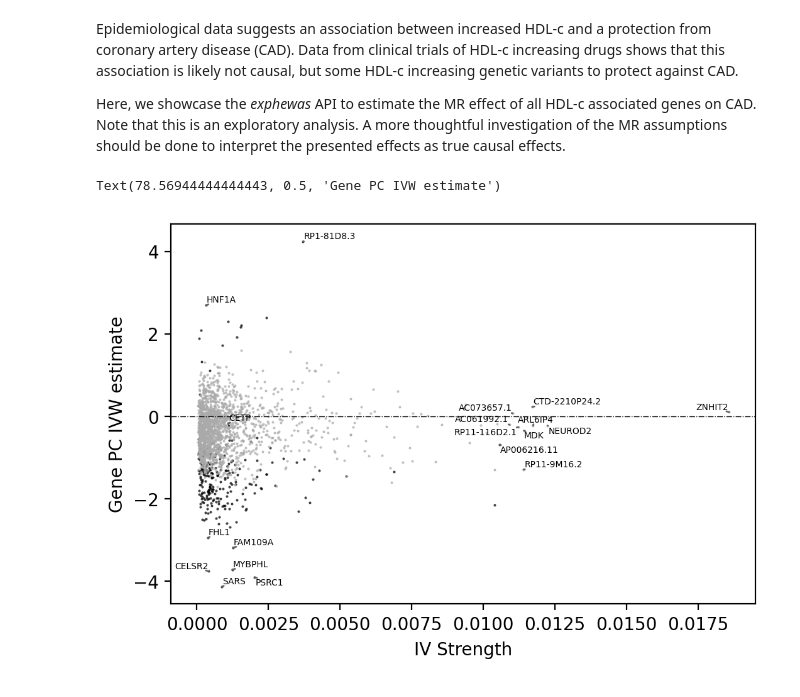
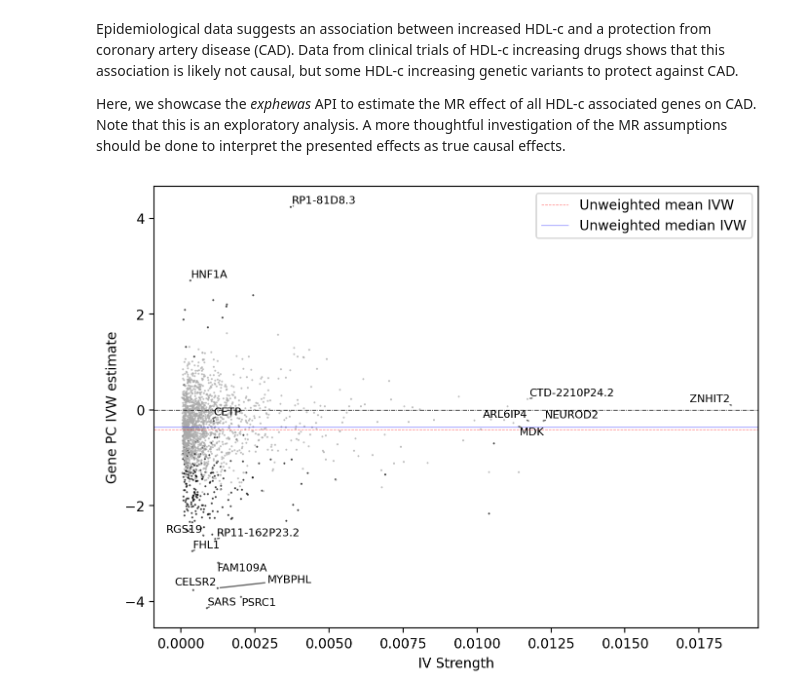
Before and after one commit to pgxcentre/ExPheWAS, a Jupyter notebook: notebooks/1-demo-cisMR_HDL-c_CAD.ipynb, the cells around one changed output. Cells and saved outputs as stored; diff of their text form; code cells hidden in the pictures.

```diff
--- a/notebooks/1-demo-cisMR_HDL-c_CAD.ipynb
+++ b/notebooks/1-demo-cisMR_HDL-c_CAD.ipynb
@@ -64,16 +68,21 @@ for o in mr_results:
 # We will label these points.
 points_to_label = []
 points_to_label.extend(
-    sorted(mr_results, key=lambda o: o["iv_strength"])[-10:]
+    sorted(mr_results, key=lambda o: o["iv_strength"])[-5:]
 )
 
 points_to_label.extend(
-    sorted(mr_results, key=lambda o: abs(o["ivw_beta"]))[-8:]
+    sorted(mr_results, key=lambda o: abs(o["ivw_beta"]))[-10:]
 )
 
 cetp = filter(lambda o: o["gene"] == "ENSG00000087237", mr_results)
 points_to_label.extend(cetp)
+# %%
+# Find the (unweighted) gene median and gene average.
+ivw_median = np.median([o["ivw_beta"] for o in mr_results])
+ivw_mean = np.mean([o["ivw_beta"] for o in mr_results])
 # %%
+fig = plt.figure(figsize=(8, 6))
 for sig, color in [(True, 'black'), (False, '#aaaaaa')]:
     if sig:
         pred = lambda o: o["wald_p"] <= 0.01
@@ -83,33 +92,41 @@ for sig, color in [(True, 'black'), (False, '#aaaaaa')]:
     plt.scatter(
         # Instrument strength.
         [o["iv_strength"] for o in mr_results if pred(o)],
 
         # MR estimate
         [o["ivw_beta"] for o in mr_results if pred(o)],
 
         s=0.2,
         color=color,
         alpha=0.8
     )
 
 texts = []
 for o in points_to_label:
     # Get gene name.
     ensembl_id = o["gene"]
     req = requests.get(f"https://exphewas.ca/v1/api/gene/ensembl/{ensembl_id}")
     res = req.json()
     gene_name = res.get("name", ensembl_id)
 
     text = plt.annotate(gene_name, (o["iv_strength"], o["ivw_beta"]),
-                 fontsize=5)
+                        fontsize=8)
 
     texts.append(text)
 
 adjust_text(texts, arrowprops=dict(arrowstyle='-', color='#666666'))
 
 plt.axhline(y=0, linestyle="-.", linewidth=0.5, color="black")
+plt.axhline(y=ivw_mean, linestyle="--", linewidth=0.5, color="red",
+            label="Unweighted mean IVW", alpha=0.5)
+
+plt.axhline(y=ivw_median, linestyle="-", linewidth=0.5, color="blue",
+            label="Unweighted median IVW", alpha=0.5)
+
+plt.legend()
+
 plt.xlabel("IV Strength")
 plt.ylabel("Gene PC IVW estimate")
+plt.savefig("demo-cisMR_HDL-c_CAD.svg")
 # %% [output]
-Text(78.56944444444443, 0.5, 'Gene PC IVW estimate')
-[figure, old version]
+[figure, new version]
```
Also changed, not shown: parts of 2 cells of this notebook, 1 other file.
